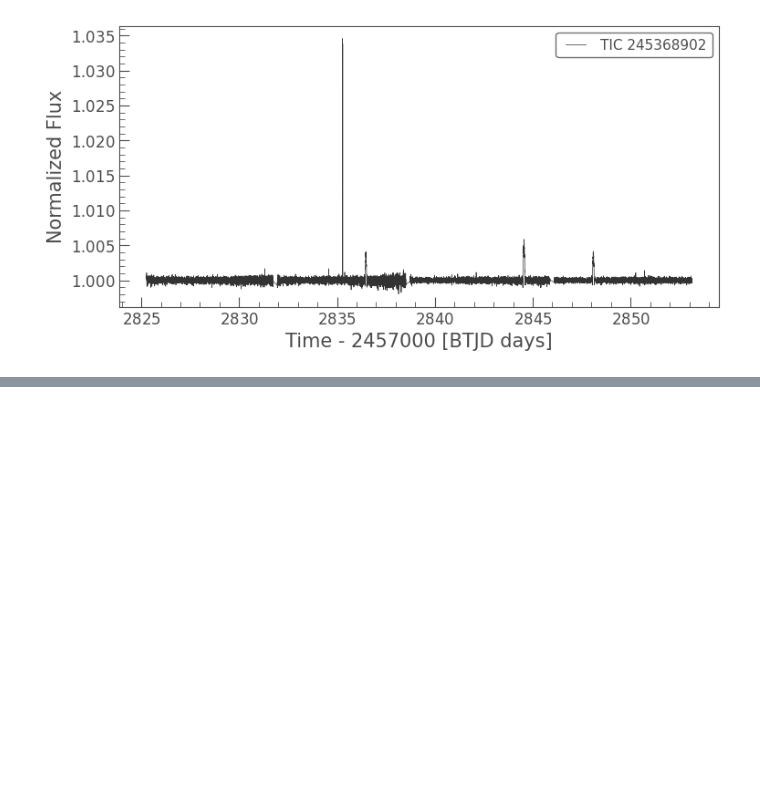
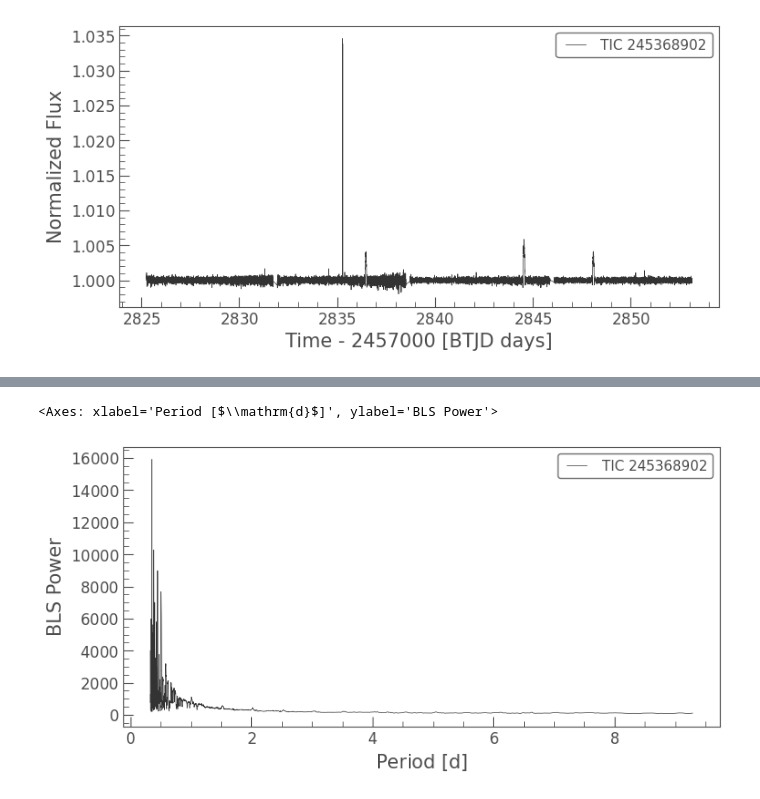
Before and after one commit to deltorobarba/astrophysics, a Jupyter notebook: exoplanet_HR8799.ipynb, the cells around one changed output, grey strips where cells are left out. Saved outputs shown, nothing was run; the diff lists cells and outputs as text; code cells hidden in the pictures; blank space fills up the shorter version.

```diff
--- a/exoplanet_HR8799.ipynb
+++ b/exoplanet_HR8799.ipynb
@@ -50,0 +66,5 @@ lc_tes.flatten().plot(c='k', alpha=.8);
+# %%
+lc.to_periodogram("bls").plot()
+# %% [output]
+<Axes: xlabel='Period [$\\mathrm{d}$]', ylabel='BLS Power'>
+[figure, added]
```
Also changed, not shown: parts of 8 cells of this notebook.
